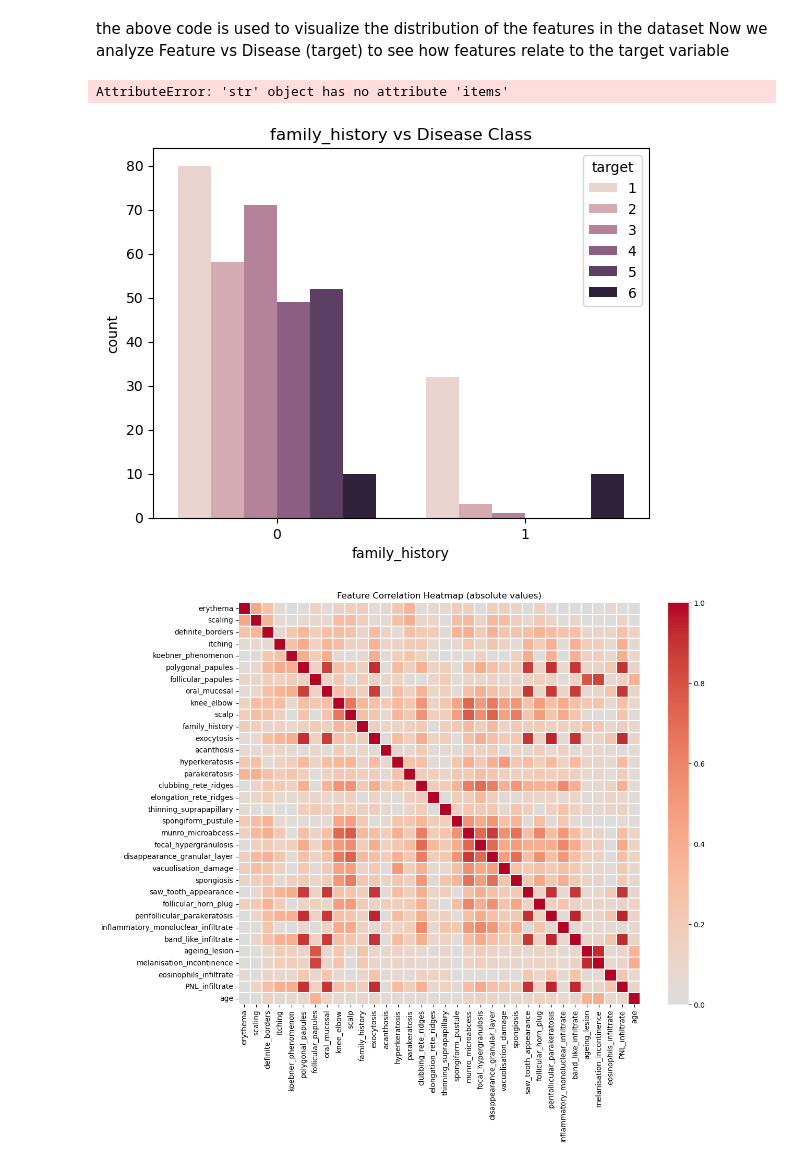
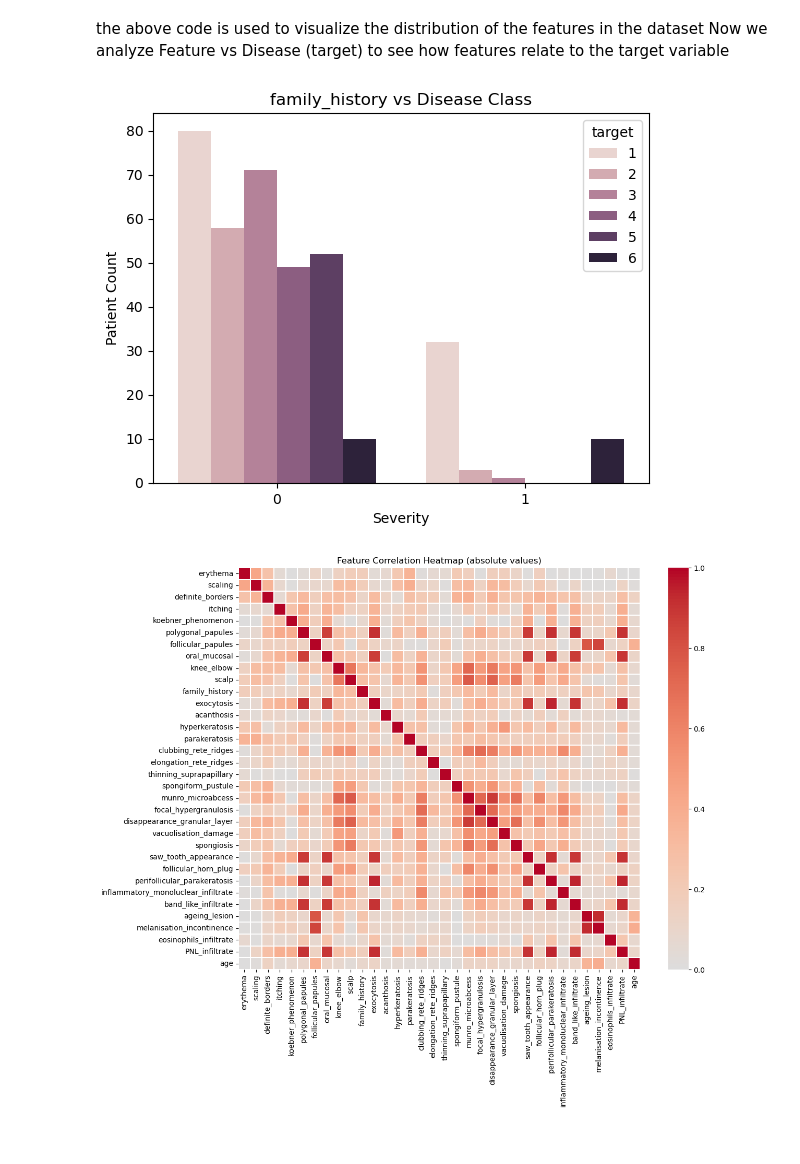
Before and after one commit to Aryansoxyboiiii/derma_diagnosis_ai, a Jupyter notebook: notebooks/xgboost_multiclass_pipeline.ipynb, the cells around one changed output. Saved outputs shown, nothing was run; the diff lists cells and outputs as text; code cells hidden in the pictures.

```diff
--- a/notebooks/xgboost_multiclass_pipeline.ipynb
+++ b/notebooks/xgboost_multiclass_pipeline.ipynb
@@ -115,14 +115,17 @@ koebner_phenomenon
 the above code is used to visualize the distribution of the features in the dataset
 Now we analyze Feature vs Disease (target) to see how features relate to the target variable
 # %%
-Feature_name = "family_history"  # Change this to the feature you want to analyze
+Feature_name = "family_history"  # Change this to any feature you want to visualize
 sns.countplot(x=Feature_name, hue='target', data=df)
 plt.title(f"{Feature_name} vs Disease Class")
-plt.xlabel(Feature_name ,"Severity ")
-plt.ylabel("patient count")
+
+# give ONE clean label
+plt.xlabel("Severity")
+plt.ylabel("Patient Count")
+
+plt.show()
 # %% [output]
-AttributeError: 'str' object has no attribute 'items'
-[figure, old version]
+[figure, new version]
 # %%
 feature_df = df.drop(columns=["target"])
 
```
Also changed, not shown: parts of 4 cells of this notebook.
